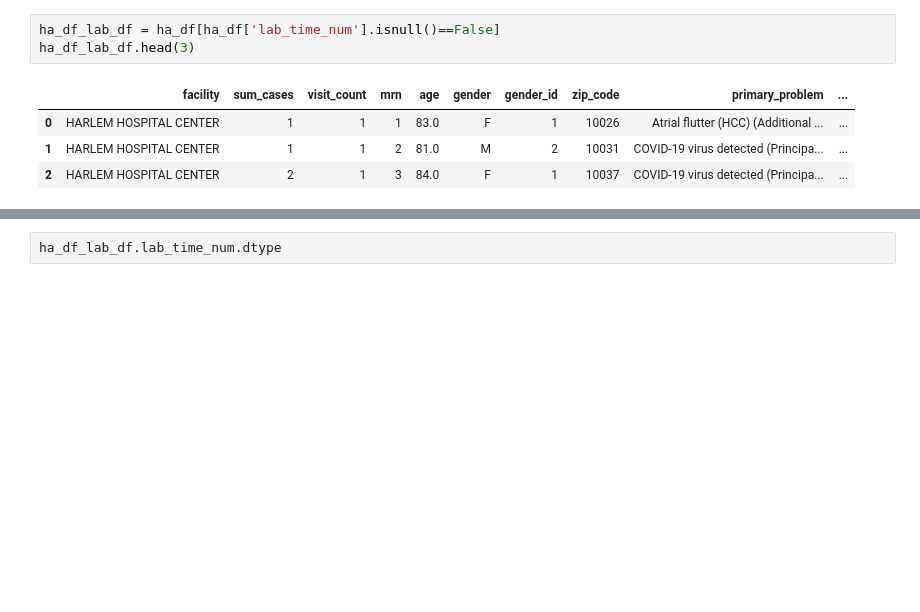
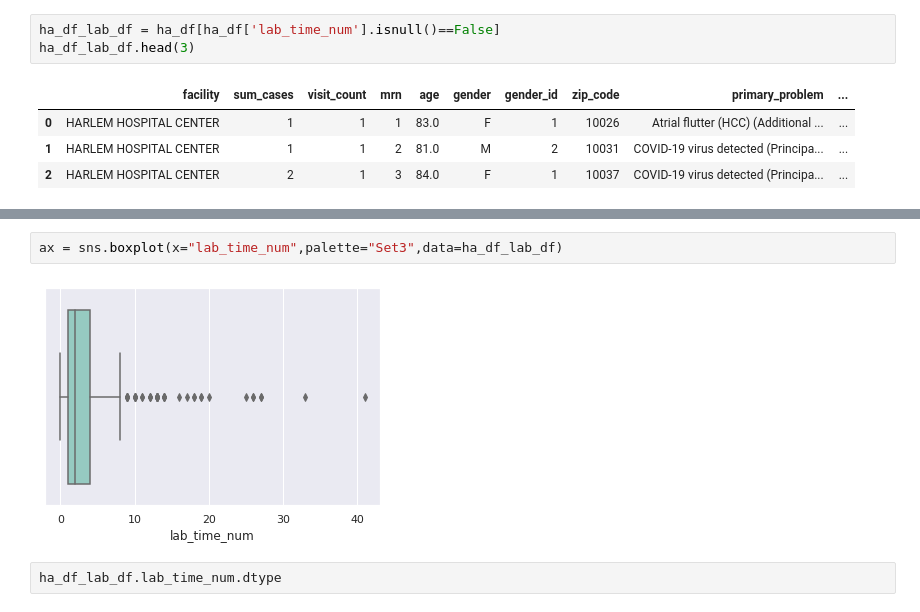
Before and after one commit to mgmboyd/DataAnalytics-Project3, a Jupyter notebook: 2018_2020_Project_3_Team_7.ipynb, the cells around one changed output, grey strips where cells are left out. Drawn from its saved outputs; the diff is of its cells as text; blank space fills up the shorter version.

```diff
--- a/2018_2020_Project_3_Team_7.ipynb
+++ b/2018_2020_Project_3_Team_7.ipynb
@@ -303,3 +333,7 @@ ha_df_lab_df.head(3)
+# %%
+ax = sns.boxplot(x="lab_time_num",palette="Set3",data=ha_df_lab_df)
+# %% [output]
+[figure, added]
 # %%
 ha_df_lab_df.lab_time_num.dtype
 # %% [output]
```
Also changed, not shown: parts of 24 cells of this notebook.
